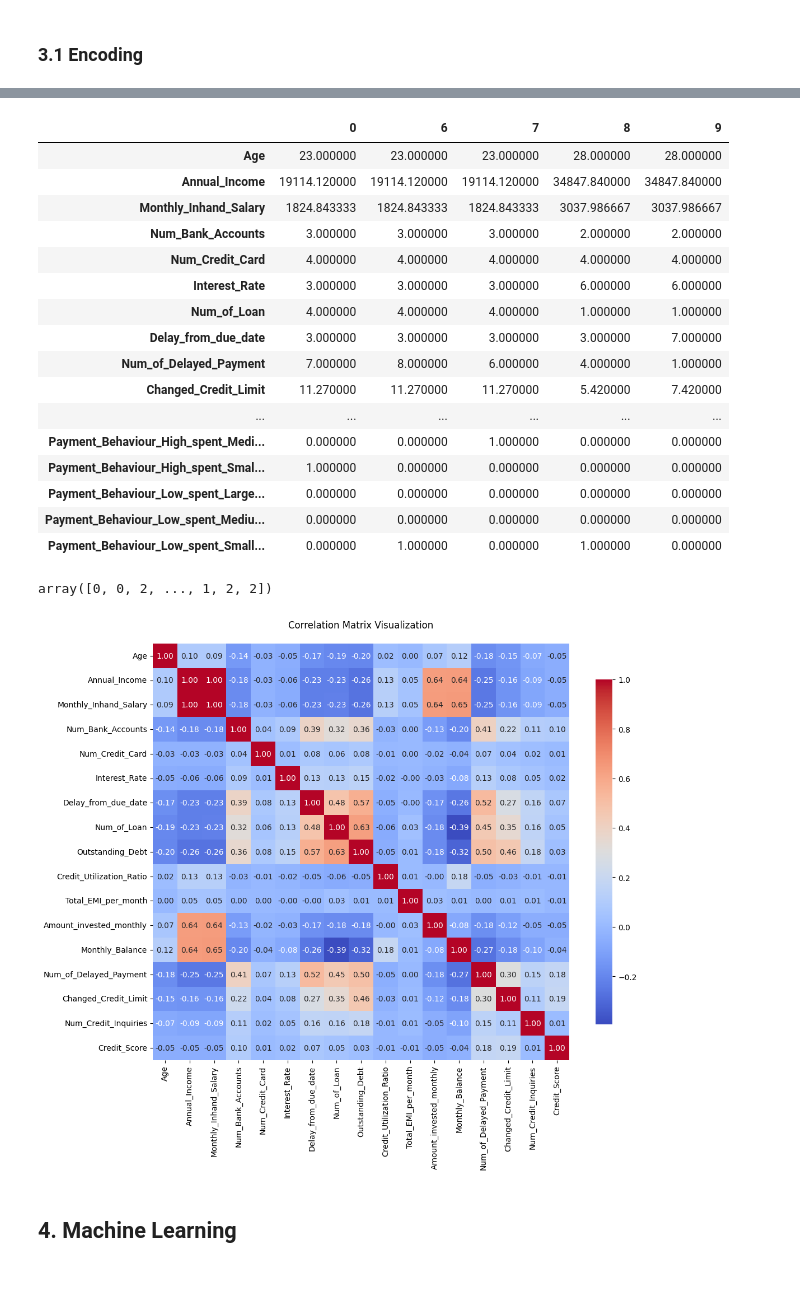
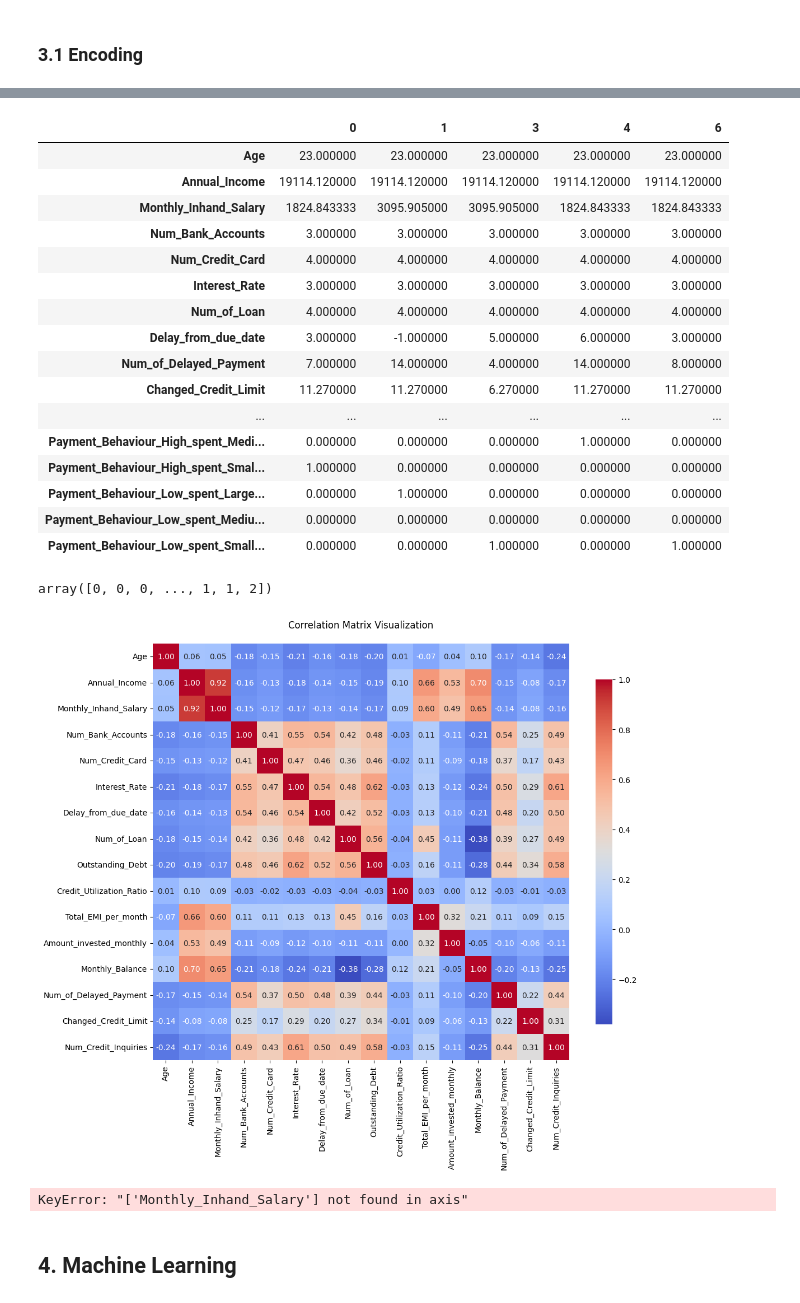
Before and after one commit to jjj1ff/CIS545_Proj, a Jupyter notebook: credict-ziao.ipynb, the cells around one changed output, grey strips where cells are left out. Cells and saved outputs as stored; diff of their text form; code cells hidden in the pictures.

```diff
--- a/credict-ziao.ipynb
+++ b/credict-ziao.ipynb
@@ -205,0 +228,5 @@ df_cleaned.describe()
+# %%
+# Handle Missing Values: Impute with median
+df_cleaned[numerical_columns] = df_cleaned[numerical_columns].apply(
+    lambda x: x.fillna(x.median())
+)
@@ -237,3 +266,35 @@ plot_boxplots(df_cleaned[numerical_columns])
 [figure]
 [figure]
 ... (4 outputs left out)
+# %%
+def drop_outliers_boxplot(df):
+    """
+    Drops rows containing outliers based on the boxplot (IQR method) for all numerical columns.
+
+    Parameters:
+        df (pd.DataFrame): Input DataFrame.
+
+    Returns:
+        pd.DataFrame: DataFrame with outliers removed.
+    """
+    numerical_columns = df.select_dtypes(include=['number']).columns
+    df_cleaned = df.copy()
+
+    for column in numerical_columns:
+        # Calculate Q1, Q3, and IQR
+        Q1 = df_cleaned[column].quantile(0.25)
+        Q3 = df_cleaned[column].quantile(0.75)
+        IQR = Q3 - Q1
+
+        # Define bounds for non-outliers
+        lower_bound = Q1 - 1.5 * IQR
+        upper_bound = Q3 + 1.5 * IQR
+
+        # Filter out outliers
+        df_cleaned = df_cleaned[(df_cleaned[column] >= lower_bound) & (df_cleaned[column] <= upper_bound)]
+
+    return df_cleaned
+
+
+df_cleaned = drop_outliers_boxplot(df_cleaned)
+df_cleaned.describe()
@@ -259,3 +332,0 @@ def drop_outliers_zscore(df, threshold=3):
-# %%
-df_cleaned = drop_outliers_zscore(df_cleaned, threshold=3)
-df_cleaned.describe()
@@ -370,54 +443,56 @@ df_final = df_final.drop(columns=one_hot_encoding_columns).join(one_hot_encoded_
 X = df_final.drop(columns=['Credit_Score'])
 X.head().T
 # %% [output]
-|  | 0 | 6 | 7 | 8 | 9 |
-| Age | 23.000000 | 23.000000 | 23.000000 | 28.000000 | 28.000000 |
-| Annual_Income | 19114.120000 | 19114.120000 | 19114.120000 | 34847.840000 | 34847.840000 |
-| Monthly_Inhand_Salary | 1824.843333 | 1824.843333 | 1824.843333 | 3037.986667 | 3037.986667 |
-| Num_Bank_Accounts | 3.000000 | 3.000000 | 3.000000 | 2.000000 | 2.000000 |
+|  | 0 | 1 | 3 | 4 | 6 |
+| Age | 23.000000 | 23.000000 | 23.000000 | 23.000000 | 23.000000 |
+| Annual_Income | 19114.120000 | 19114.120000 | 19114.120000 | 19114.120000 | 19114.120000 |
+| Monthly_Inhand_Salary | 1824.843333 | 3095.905000 | 3095.905000 | 1824.843333 | 1824.843333 |
+| Num_Bank_Accounts | 3.000000 | 3.000000 | 3.000000 | 3.000000 | 3.000000 |
 | Num_Credit_Card | 4.000000 | 4.000000 | 4.000000 | 4.000000 | 4.000000 |
-| Interest_Rate | 3.000000 | 3.000000 | 3.000000 | 6.000000 | 6.000000 |
-| Num_of_Loan | 4.000000 | 4.000000 | 4.000000 | 1.000000 | 1.000000 |
-| Delay_from_due_date | 3.000000 | 3.000000 | 3.000000 | 3.000000 | 7.000000 |
-| Num_of_Delayed_Payment | 7.000000 | 8.000000 | 6.000000 | 4.000000 | 1.000000 |
-| Changed_Credit_Limit | 11.270000 | 11.270000 | 11.270000 | 5.420000 | 7.420000 |
+| Interest_Rate | 3.000000 | 3.000000 | 3.000000 | 3.000000 | 3.000000 |
+| Num_of_Loan | 4.000000 | 4.000000 | 4.000000 | 4.000000 | 4.000000 |
+| Delay_from_due_date | 3.000000 | -1.000000 | 5.000000 | 6.000000 | 3.000000 |
+| Num_of_Delayed_Payment | 7.000000 | 14.000000 | 4.000000 | 14.000000 | 8.000000 |
+| Changed_Credit_Limit | 11.270000 | 11.270000 | 6.270000 | 11.270000 | 11.270000 |
 | ... | ... | ... | ... | ... | ... |
-| Payment_Behaviour_High_spent_Medi... | 0.000000 | 0.000000 | 1.000000 | 0.000000 | 0.000000 |
+| Payment_Behaviour_High_spent_Medi... | 0.000000 | 0.000000 | 0.000000 | 1.000000 | 0.000000 |
 | Payment_Behaviour_High_spent_Smal... | 1.000000 | 0.000000 | 0.000000 | 0.000000 | 0.000000 |
-| Payment_Behaviour_Low_spent_Large... | 0.000000 | 0.000000 | 0.000000 | 0.000000 | 0.000000 |
+| Payment_Behaviour_Low_spent_Large... | 0.000000 | 1.000000 | 0.000000 | 0.000000 | 0.000000 |
 | Payment_Behaviour_Low_spent_Mediu... | 0.000000 | 0.000000 | 0.000000 | 0.000000 | 0.000000 |
-| Payment_Behaviour_Low_spent_Small... | 0.000000 | 1.000000 | 0.000000 | 1.000000 | 0.000000 |
+| Payment_Behaviour_Low_spent_Small... | 0.000000 | 0.000000 | 1.000000 | 0.000000 | 1.000000 |
 # %%
 label_encoder = LabelEncoder()
 
 y = label_encoder.fit_transform(df_final['Credit_Score'])
 y
 # %% [output]
-array([0, 0, 2, ..., 1, 2, 2])
+array([0, 0, 0, ..., 1, 1, 2])
 # %%
-correlation_matrix = df_final[numerical_columns + ['Credit_Score']].corr()
+correlation_matrix = df_final[numerical_columns].corr()
 
 # Plotting the correlation matrix with exact coefficients
 plt.figure(figsize=(12, 10))
 sns.heatmap(
     correlation_matrix,
     annot=True,          # Display the correlation coefficients
     fmt=".2f",           # Format the coefficients to 2 decimal places
     cmap='coolwarm',     # Colormap
     square=True,         # Make the heatmap squares
     cbar_kws={'shrink': 0.8}  # Colorbar settings
 )
 
 # Adding title and axis labels
 plt.title("Correlation Matrix Visualization", pad=20)
 plt.xticks(rotation=90)  # Rotate x-axis labels
 plt.yticks(rotation=0)   # Keep y-axis labels horizontal
 plt.show()
 # %% [output]
-[figure, old version]
+[figure, new version]
 # %%
 # Reduce dimensionality by dropping the variables to avoid multicolinearty
 df_final = df_final.drop(['Monthly_Inhand_Salary'])
+# %% [output]
+KeyError: "['Monthly_Inhand_Salary'] not found in axis"
 # %% [markdown]
 ## 4. Machine Learning
 # %%
```
Also changed, not shown: parts of 26 cells of this notebook, 1 other file.
